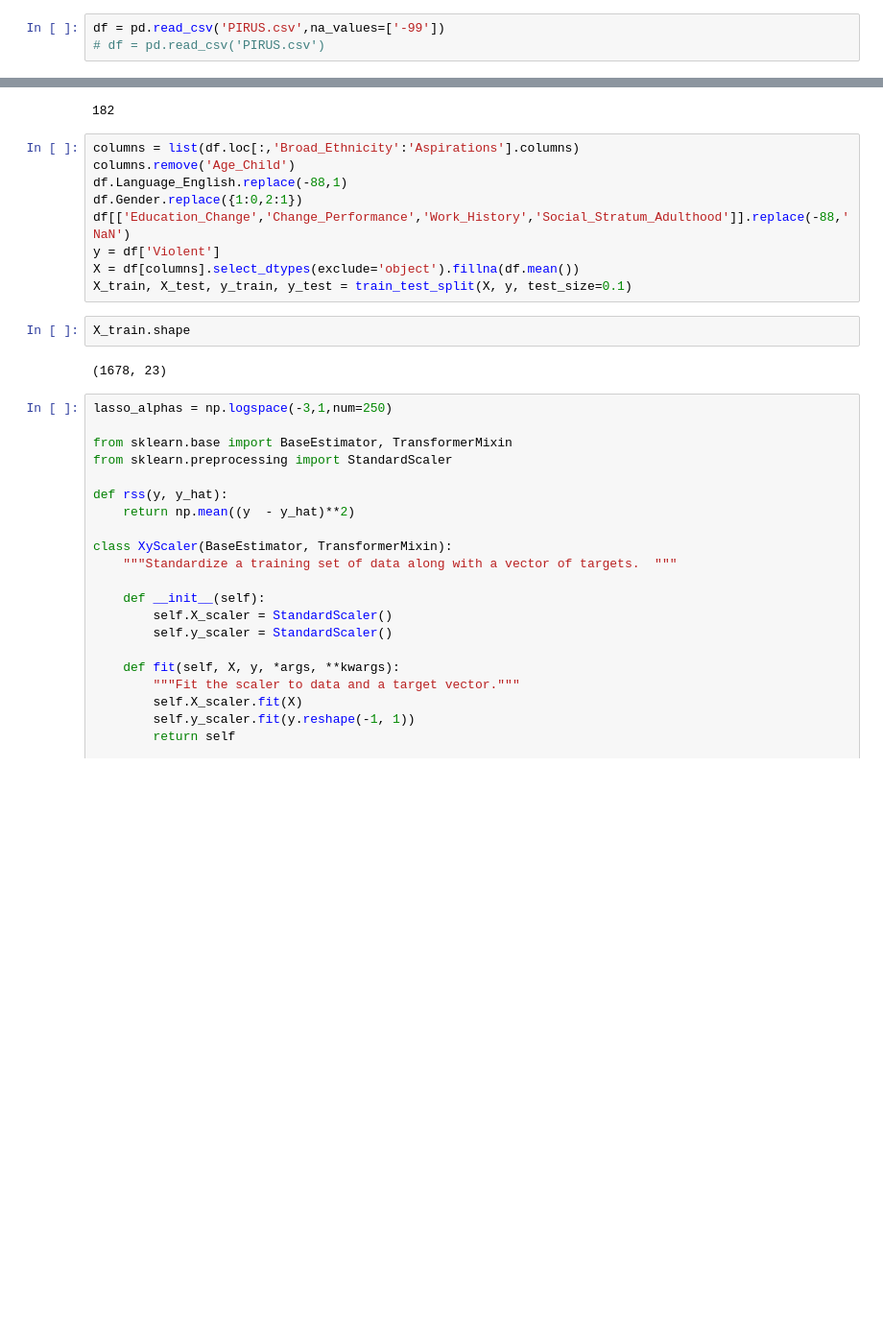
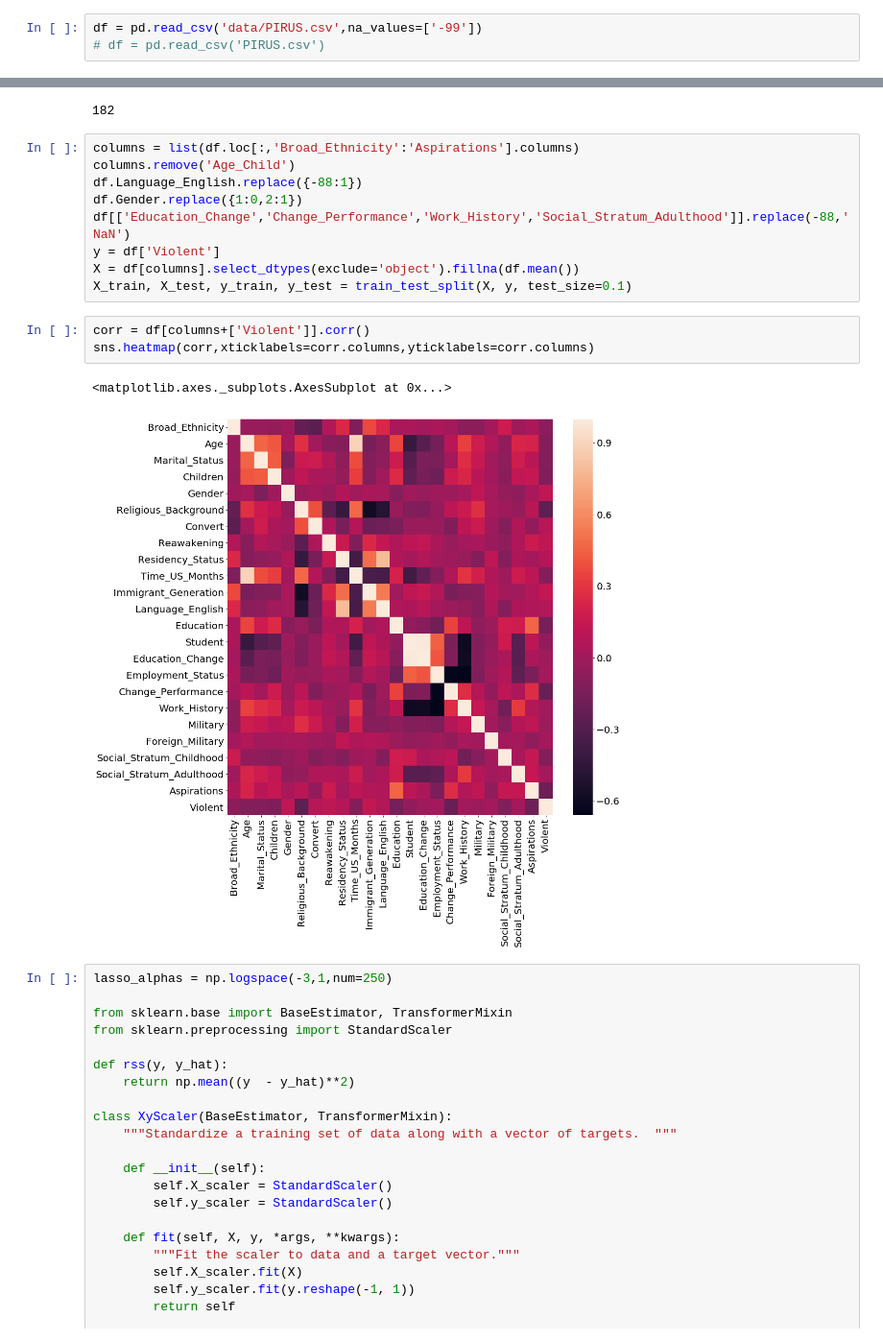
Before and after one commit to jchapman3773/Capstone-1, a Jupyter notebook: EDA_Capstone_1.ipynb, the cells around one changed output, grey strips where cells are left out. Shown at 96% size. Cells and saved outputs as stored; diff of their text form; blank space fills up the shorter version.

```diff
--- a/EDA_Capstone_1.ipynb
+++ b/EDA_Capstone_1.ipynb
@@ -20,7 +21,7 @@ mpl.rcParams.update({
     'legend.loc'          : 'upper right'
 })
 # %%
-df = pd.read_csv('PIRUS.csv',na_values=['-99'])
+df = pd.read_csv('data/PIRUS.csv',na_values=['-99'])
 # df = pd.read_csv('PIRUS.csv')
 # %%
 cols = ['Subject_ID','Current_Status','Clique_Connect','Prison_Radicalize','Diaspora_Ties','Aspirations','Standing']
@@ -61,16 +62,18 @@ df[df.Gender==1].Gender.count()
 # %%
 columns = list(df.loc[:,'Broad_Ethnicity':'Aspirations'].columns)
 columns.remove('Age_Child')
-df.Language_English.replace(-88,1)
+df.Language_English.replace({-88:1})
 df.Gender.replace({1:0,2:1})
 df[['Education_Change','Change_Performance','Work_History','Social_Stratum_Adulthood']].replace(-88,'NaN')
 y = df['Violent']
 X = df[columns].select_dtypes(exclude='object').fillna(df.mean())
 X_train, X_test, y_train, y_test = train_test_split(X, y, test_size=0.1)
-# %%
-X_train.shape
-# %% [output]
-(1678, 23)
+# %%
+corr = df[columns+['Violent']].corr()
+sns.heatmap(corr,xticklabels=corr.columns,yticklabels=corr.columns)
+# %% [output]
+<matplotlib.axes._subplots.AxesSubplot at 0x...>
+[figure, added]
 # %%
 lasso_alphas = np.logspace(-3,1,num=250)
 
```
Also changed, not shown: parts of 2 cells of this notebook, 4 other files.
